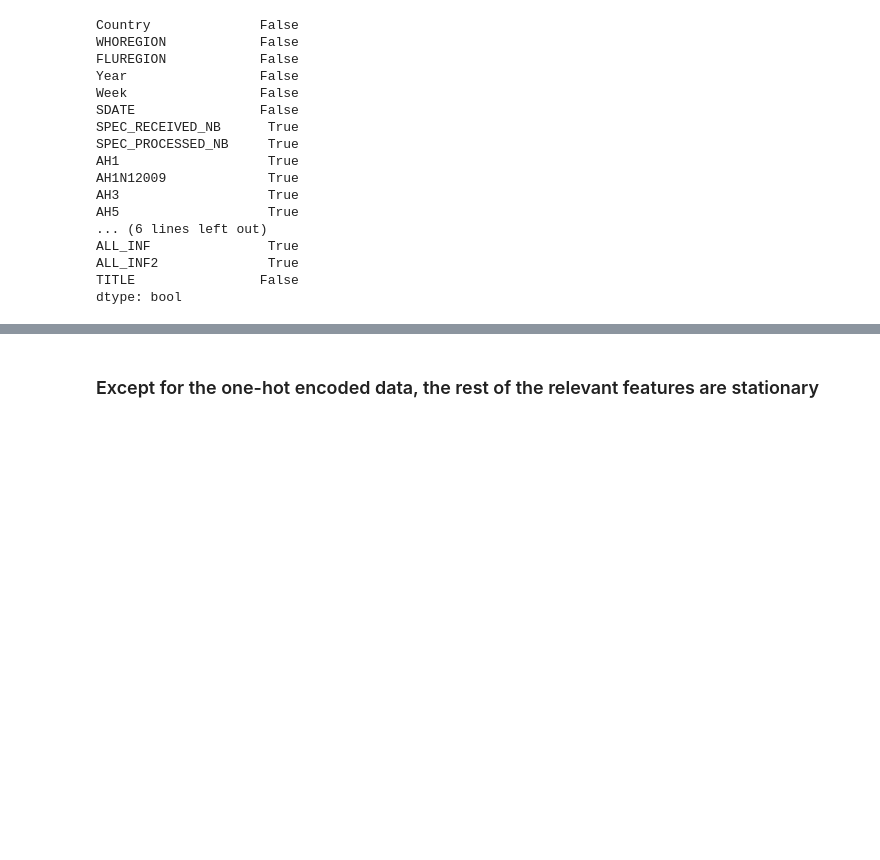
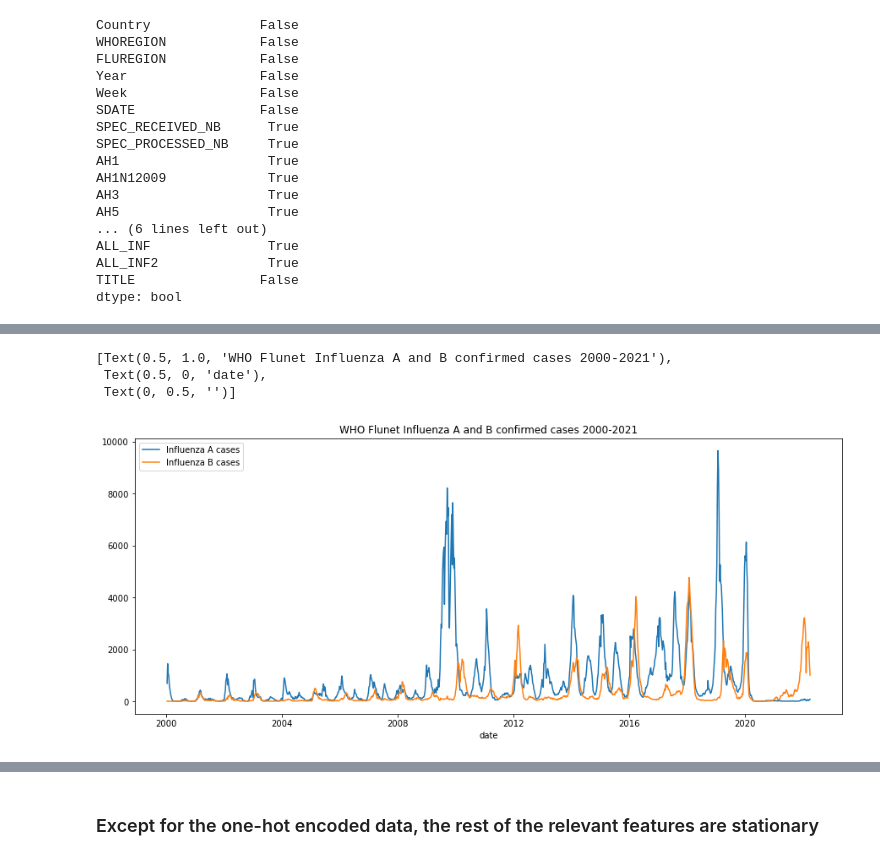
Before and after one commit to DhasiM/Influenza_Spook, a Jupyter notebook: influenza-spook.ipynb, the cells around one changed output, grey strips where cells are left out. Saved outputs shown, nothing was run; the diff lists cells and outputs as text; code cells hidden in the pictures; blank space fills up the shorter version.

```diff
--- a/influenza-spook.ipynb
+++ b/influenza-spook.ipynb
@@ -274,0 +215,14 @@ data.head()
+# %%
+#plot the raw data
+fig, ax = plt.subplots(figsize=(15,6))
+df=data.groupby('EDATE').sum()
+sns.lineplot(x='EDATE', y='INF_A', label='Influenza A cases', data=df, ax=ax)
+sns.lineplot(x='EDATE', y='INF_B', label='Influenza B cases', data=df, ax=ax)
+
+ax.legend(loc='upper left')
+ax.set(title='WHO Flunet Influenza A and B confirmed cases 2000-2021', xlabel='date', ylabel='')
+# %% [output]
+[Text(0.5, 1.0, 'WHO Flunet Influenza A and B confirmed cases 2000-2021'),
+ Text(0.5, 0, 'date'),
+ Text(0, 0.5, '')]
+[figure, added]
```
Also changed, not shown: parts of 39 cells of this notebook.
